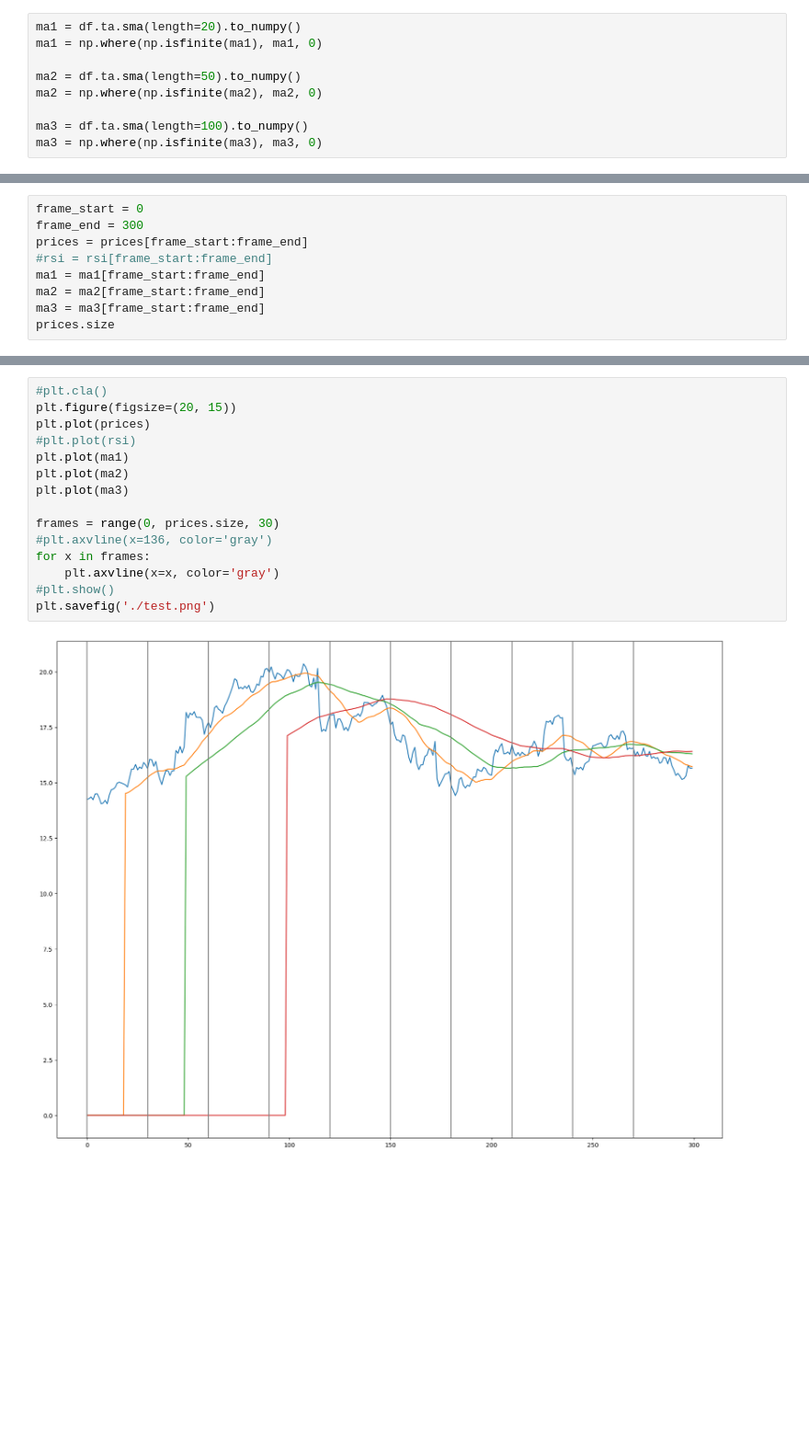
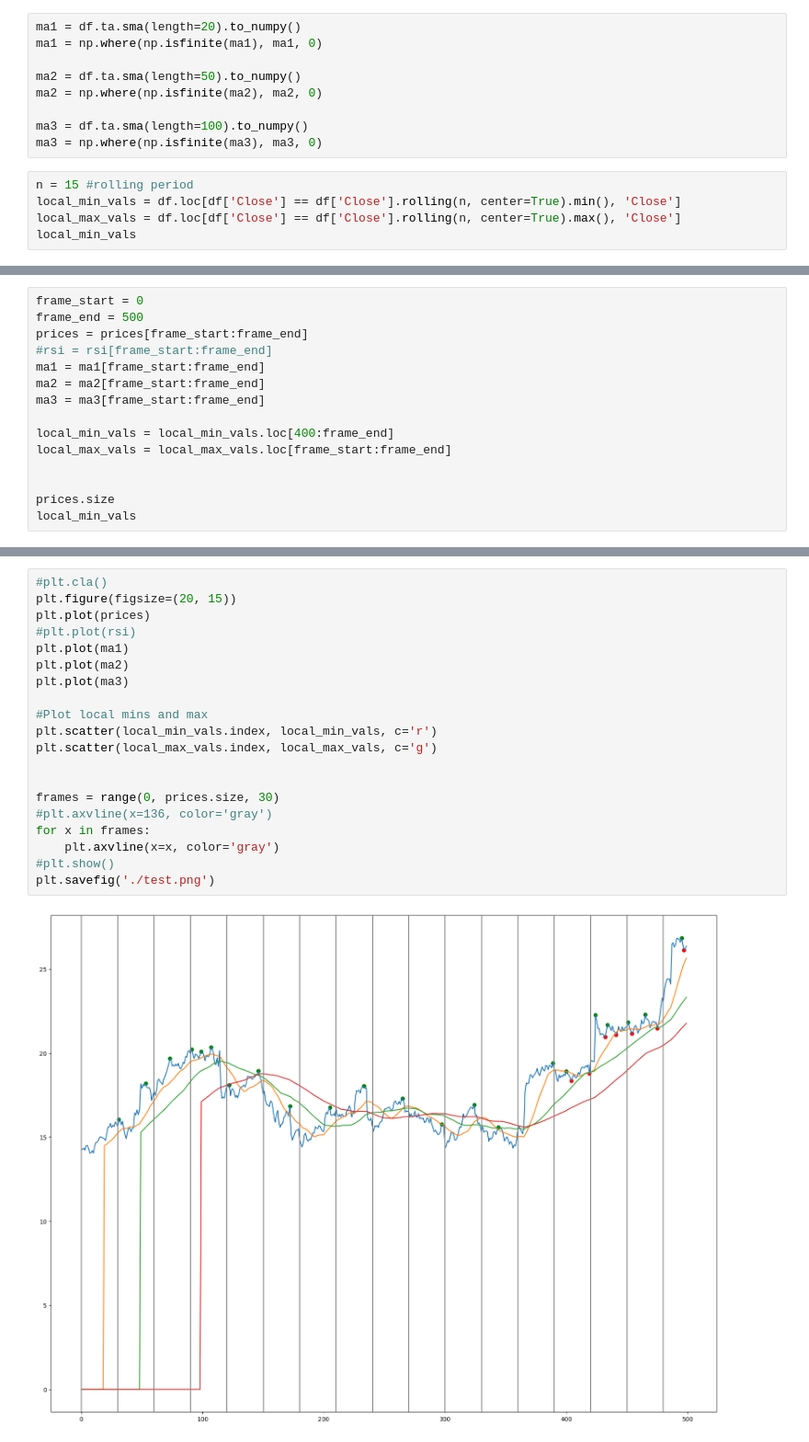
Before and after one commit to perlucas/travis, a Jupyter notebook: notebooks/poc_render_prices.ipynb, the cells around one changed output, grey strips where cells are left out. Shown: that part at 92% size. Cells and saved outputs as stored; diff of their text form; blank space fills up the shorter version.

```diff
--- a/notebooks/poc_render_prices.ipynb
+++ b/notebooks/poc_render_prices.ipynb
@@ -64,3 +73,8 @@ ma2 = np.where(np.isfinite(ma2), ma2, 0)
 
 ma3 = df.ta.sma(length=100).to_numpy()
 ma3 = np.where(np.isfinite(ma3), ma3, 0)
+# %%
+n = 15 #rolling period
+local_min_vals = df.loc[df['Close'] == df['Close'].rolling(n, center=True).min(), 'Close']
+local_max_vals = df.loc[df['Close'] == df['Close'].rolling(n, center=True).max(), 'Close']
+local_min_vals
@@ -67,10 +83,16 @@ ma3 = np.where(np.isfinite(ma3), ma3, 0)
 # %%
 frame_start = 0
-frame_end = 300
+frame_end = 500
 prices = prices[frame_start:frame_end]
 #rsi = rsi[frame_start:frame_end]
 ma1 = ma1[frame_start:frame_end]
 ma2 = ma2[frame_start:frame_end]
 ma3 = ma3[frame_start:frame_end]
+
+local_min_vals = local_min_vals.loc[400:frame_end]
+local_max_vals = local_max_vals.loc[frame_start:frame_end]
+
+
 prices.size
+local_min_vals
 # %% [output]
@@ -78,17 +107,22 @@ prices.size
 # %%
 #plt.cla()
 plt.figure(figsize=(20, 15))
 plt.plot(prices)
 #plt.plot(rsi)
 plt.plot(ma1)
 plt.plot(ma2)
 plt.plot(ma3)
 
+#Plot local mins and max
+plt.scatter(local_min_vals.index, local_min_vals, c='r')
+plt.scatter(local_max_vals.index, local_max_vals, c='g')
+
+
 frames = range(0, prices.size, 30)
 #plt.axvline(x=136, color='gray')
 for x in frames:
     plt.axvline(x=x, color='gray')
 #plt.show()
 plt.savefig('./test.png')
 # %% [output]
-[figure, old version]
+[figure, new version]
```
Also changed, not shown: parts of 3 cells of this notebook, 5 other files.
